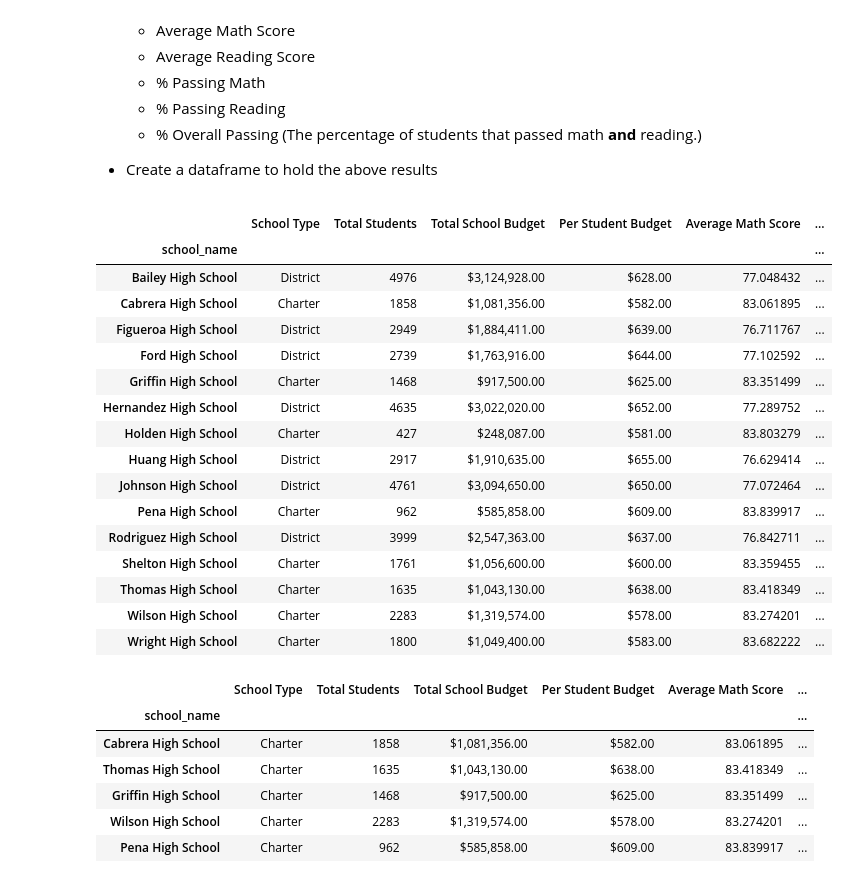
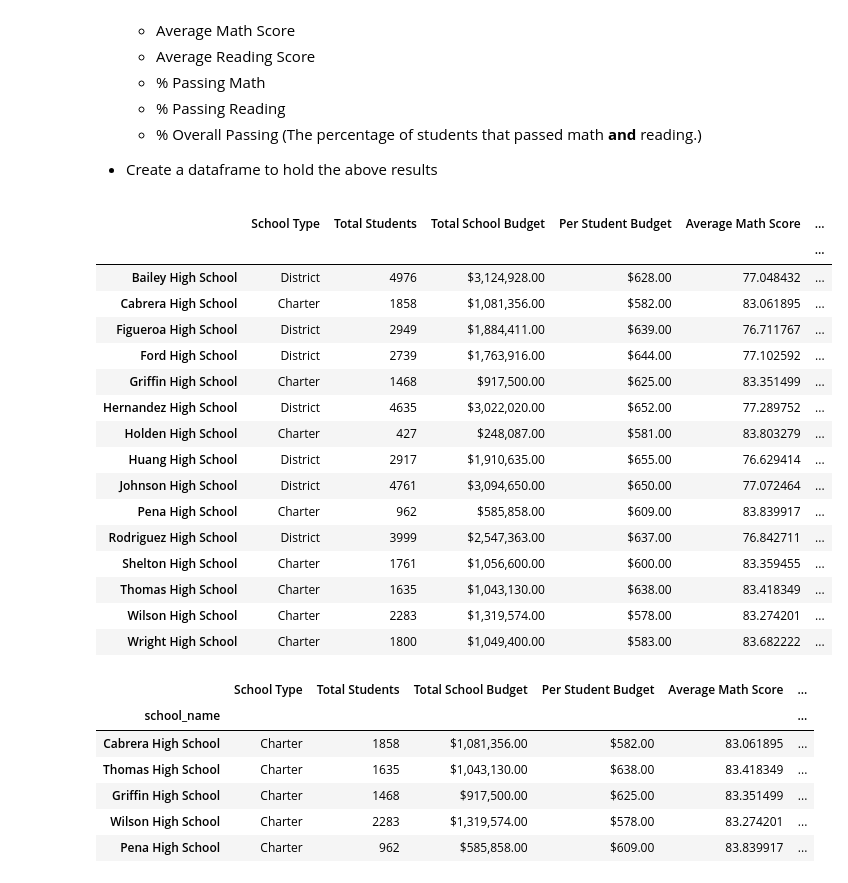
Before and after one commit to johnwanng/pandas-challenge, a Jupyter notebook: PyCitySchools/PyCitySchools_starter.ipynb, the cells around one changed output. Saved outputs shown, nothing was run; the diff lists cells and outputs as text; code cells hidden in the pictures.

```diff
--- a/PyCitySchools/PyCitySchools_starter.ipynb
+++ b/PyCitySchools/PyCitySchools_starter.ipynb
@@ -90,24 +90,24 @@ districtdf
 # %%
 sc = school_data_complete.groupby(["school_name"])
 school_type = sc.type.max()
 total_student_per_school = sc.student_name.count()
 total_budget_per_school = sc.budget.max()
 total_budget_per_student = total_budget_per_school/total_student_per_school
 average_math_score_ps = sc.math_score.mean()
 total_ms_per_school = school_data_complete[school_data_complete.math_score >= 70].groupby(['school_name'])['student_name'].count()
 total_rs_per_school = school_data_complete[school_data_complete.reading_score >= 70].groupby(['school_name'])['student_name'].count()
 average_reading_score_ps = sc.reading_score.mean()
 total_ms_rs_per_school = school_data_complete[(school_data_complete.reading_score >= 70) & (school_data_complete.math_score >= 70)].groupby(['school_name'])['student_name'].count()
 perSchool = pd.DataFrame({"School Type":school_type,"Total Students":total_student_per_school,"Total School Budget":total_budget_per_school,
                           "Per Student Budget":total_budget_per_student,"Average Math Score":average_math_score_ps,
                           "Average Reading Score":average_reading_score_ps,"% Passing Math":total_ms_per_school/total_student_per_school*100,
                           "% Passing Reading":total_rs_per_school/total_student_per_school*100,"% Overall Passing":total_ms_rs_per_school/total_student_per_school * 100})
 perSchool["Total School Budget"] = perSchool["Total School Budget"].map("${:,.2f}".format)
 perSchool["Per Student Budget"] = perSchool["Per Student Budget"].map("${:,.2f}".format)
-perSchool
+perSchool.rename_axis("")
 # %% [output]
 |  | School Type | Total Students | Total School Budget | Per Student Budget | Average Math Score | ... |
-| school_name |  |  |  |  |  | ... |
+|  |  |  |  |  |  | ... |
 | Bailey High School | District | 4976 | $3,124,928.00 | $628.00 | 77.048432 | ... |
 | Cabrera High School | Charter | 1858 | $1,081,356.00 | $582.00 | 83.061895 | ... |
 | Figueroa High School | District | 2949 | $1,884,411.00 | $639.00 | 76.711767 | ... |
```
Also changed, not shown: parts of 4 cells of this notebook.
